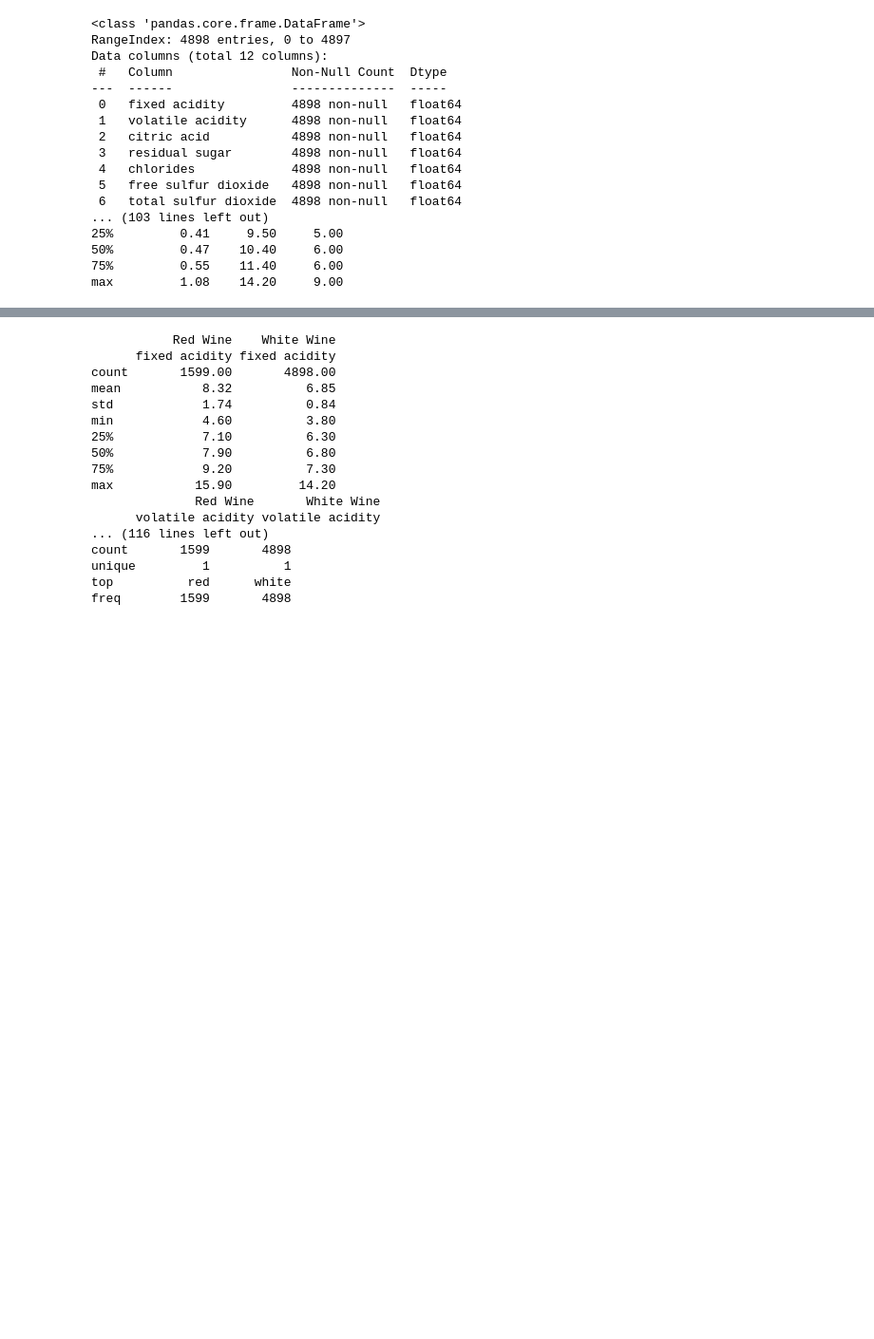
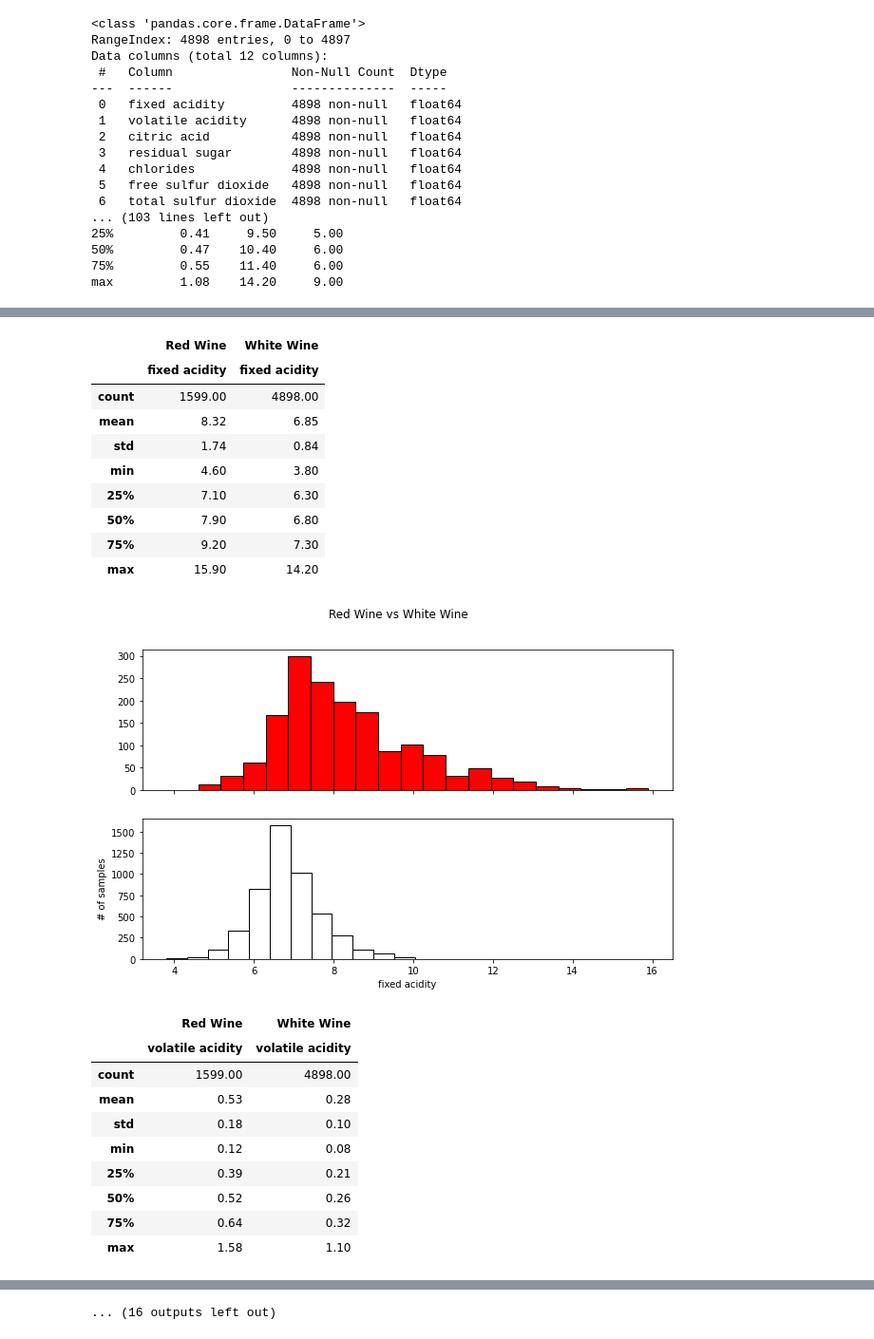
Before and after one commit to killianmeehan/Wine-analysis, a Jupyter notebook: Wine analysis.ipynb, the cells around one changed output, grey strips where cells are left out. Shown: that part at 95% size. Drawn from its saved outputs; the diff is of its cells as text; code cells hidden in the pictures; blank space fills up the shorter version.

```diff
--- a/Wine analysis.ipynb
+++ b/Wine analysis.ipynb
@@ -94,8 +116,50 @@ wines = wines.sample(frac=1, random_state=42).reset_index(drop=True)
 # %%
 #Compare descriptive stats on the red & white wine datasets.
 pd.set_option('display.float_format', lambda x: '%.2f' % x) #set float to only have two decimal places
 #compare each attribute separately using a simple for loop
 for column in red_wine.columns:
-    print(pd.concat([red_wine[[column]], white_wine[[column]]], axis=1, keys=['Red Wine','White Wine']).describe())
+    display(pd.concat([red_wine[[column]], white_wine[[column]]], axis=1, keys=['Red Wine','White Wine']).describe())
+    fig, axs = plt.subplots(2, figsize=(10,6), sharex=True, sharey=False)
+    fig.suptitle('Red Wine vs White Wine')
+    plt.xlabel(column)
+    plt.ylabel('# of samples')
+    axs[0].hist(red_wine[column], bins = 20, color='red', edgecolor='black')
+    axs[1].hist(white_wine[column], bins = 20, color='white', edgecolor='black')
+    plt.show()
 #used axis=1 to put them side by side. The keys allow for headings. Describe gives basics stats for comparison work.
+# Observations:
+# FIXED ACIDITY: Big std on red wine despite similar characteristics otherwise. ~25% difference in mean.
+# VOLATILE ACIDITY: Higher across the board for red wines and more variability (std)
+# CITRIC ACID: +ve skew for white wine. Overall numbers similar otherwise though white wine max much higher. Outlier?
+# RESIDUAL SUGAR: Huge differences. Higher mean/std in white and overall much higher levels.
+# CHLORIDES: Low levels but red wines consistently approx double.
+# FREE SUFUR DIOXIDE: Low levels and less spread in red wine. Generally higher levels in white (~double)
+# TOTAL SUFUR DIOXIDE: Positive skew distribution white wine (but close to classic curve) 0-300. Red wine mostly below 50 then sharply tails off.
+# DENSITY: Needs to be done separately as using two decimal points reduces the usability of the data. Typically 3 decimal places, in doc it has 4. SHOULD THIS BE SPECIFIC GRAVITY? DENSITY IS RELATIVE I.E. NO DIMENSIONS
+# PH: Similar across both wines. White wines trend towards being slightly more acidic.
+# SULFATES: Red wines seem to consistently have elevated sulfate levels compared to white wine.
+# ALCOHOL: Well, it's alcohol. While relatively similar, white wines appear to have more of an even spread 9-14%.
+# QUALITY: Whole numbers. Minimum 3, maximum 9, from a range 0-10. Majority are 5/6, with some 7 and very little data on the rest. Caution to be used when correlating attributes to quality as outliers will have a major effect.
+# QUALITY_LABEL: These bins are far too small. This way, most things will be medium quality, which is not very useful. Medium should have more granularity; maybe medium-low, medium-high.
 # %% [output]
+|  | Red Wine | White Wine |
+|  | fixed acidity | fixed acidity |
+| count | 1599.00 | 4898.00 |
+| mean | 8.32 | 6.85 |
+| std | 1.74 | 0.84 |
+| min | 4.60 | 3.80 |
+| 25% | 7.10 | 6.30 |
+| 50% | 7.90 | 6.80 |
+| 75% | 9.20 | 7.30 |
+| max | 15.90 | 14.20 |
+[figure, added]
+|  | Red Wine | White Wine |
+|  | volatile acidity | volatile acidity |
+| count | 1599.00 | 4898.00 |
+| mean | 0.53 | 0.28 |
+| std | 0.18 | 0.10 |
+| min | 0.12 | 0.08 |
+| 25% | 0.39 | 0.21 |
+| 50% | 0.52 | 0.26 |
+| 75% | 0.64 | 0.32 |
+| max | 1.58 | 1.10 |
@@ -102,17 +211 @@ for column in red_wine.columns:
-           Red Wine    White Wine
-      fixed acidity fixed acidity
-count       1599.00       4898.00
-mean           8.32          6.85
-std            1.74          0.84
-min            4.60          3.80
-25%            7.10          6.30
-50%            7.90          6.80
-75%            9.20          7.30
-max           15.90         14.20
-              Red Wine       White Wine
-      volatile acidity volatile acidity
-... (116 lines left out)
-count       1599       4898
-unique         1          1
-top          red      white
-freq        1599       4898
+... (16 outputs left out)
```
Also changed, not shown: parts of 16 cells of this notebook, 1 other file.
